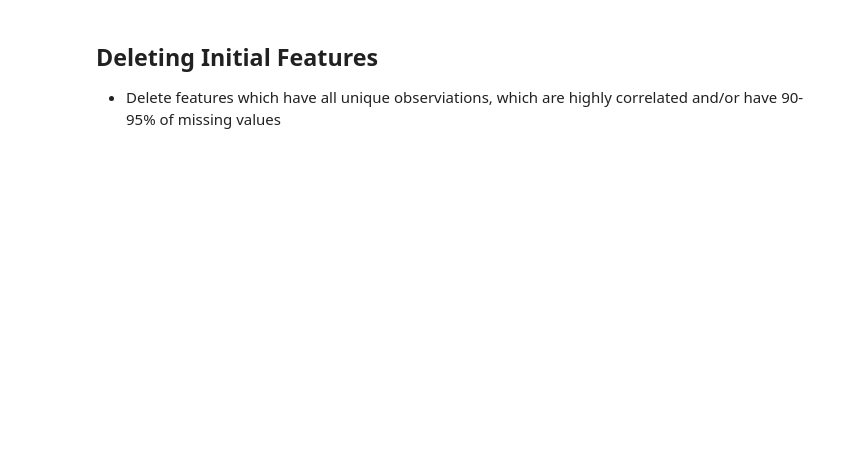
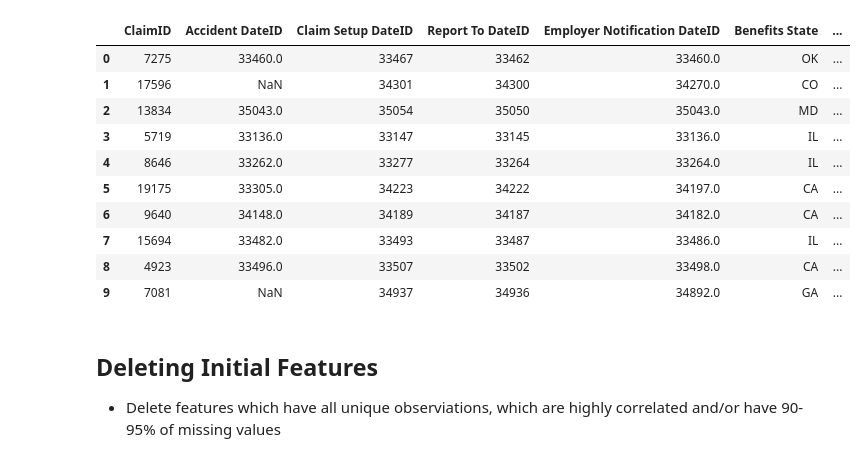
Before and after one commit to Kmysiak/Opioid_Classification, a Jupyter notebook: predicting_opioid_use.ipynb, the cells around one changed output. Cells and saved outputs as stored; diff of their text form; code cells hidden in the pictures; blank space fills up the shorter version.

```diff
--- a/predicting_opioid_use.ipynb
+++ b/predicting_opioid_use.ipynb
@@ -46,5 +76,17 @@ df.info()
 # %%
-df.head()
+df.head(10)
+# %% [output]
+|  | ClaimID | Accident DateID | Claim Setup DateID | Report To DateID | Employer Notification DateID | Benefits State | ... |
+| 0 | 7275 | 33460.0 | 33467 | 33462 | 33460.0 | OK | ... |
+| 1 | 17596 | NaN | 34301 | 34300 | 34270.0 | CO | ... |
+| 2 | 13834 | 35043.0 | 35054 | 35050 | 35043.0 | MD | ... |
+| 3 | 5719 | 33136.0 | 33147 | 33145 | 33136.0 | IL | ... |
+| 4 | 8646 | 33262.0 | 33277 | 33264 | 33264.0 | IL | ... |
+| 5 | 19175 | 33305.0 | 34223 | 34222 | 34197.0 | CA | ... |
+| 6 | 9640 | 34148.0 | 34189 | 34187 | 34182.0 | CA | ... |
+| 7 | 15694 | 33482.0 | 33493 | 33487 | 33486.0 | IL | ... |
+| 8 | 4923 | 33496.0 | 33507 | 33502 | 33498.0 | CA | ... |
+| 9 | 7081 | NaN | 34937 | 34936 | 34892.0 | GA | ... |
 # %% [markdown]
 ## Deleting Initial Features
 - Delete features which have all unique observiations, which are highly correlated and/or have 90-95% of missing values
```
Also changed, not shown: parts of 94 cells of this notebook.
